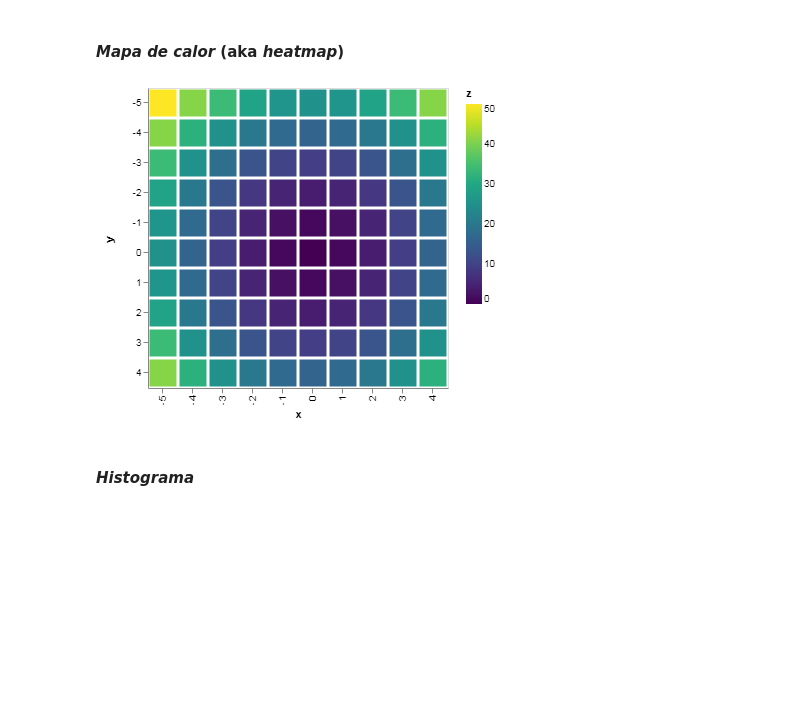
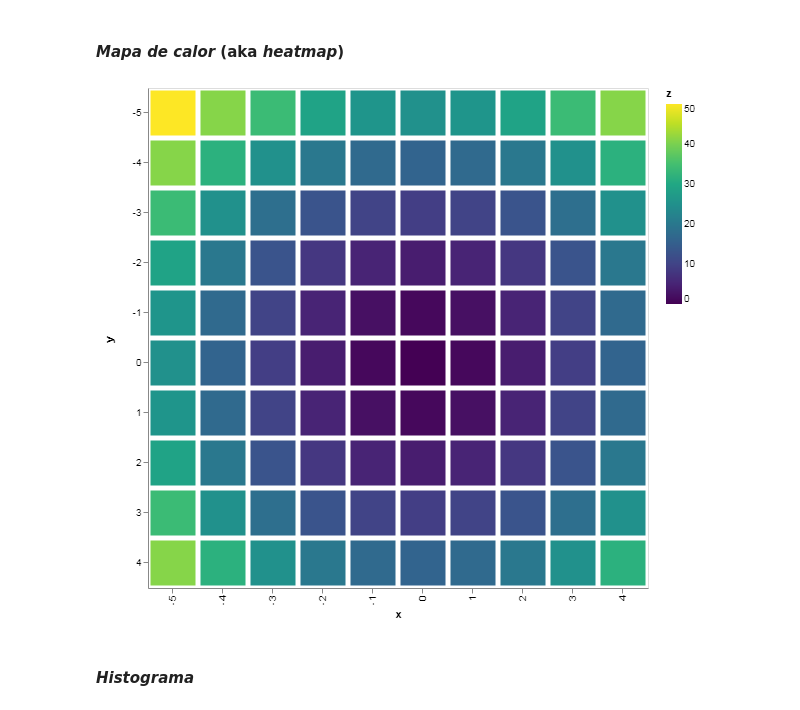
Before and after one commit to cimarron-io/guia-altair, a Jupyter notebook: content/section-01/chapters/03-los-clasicos.ipynb, the cells around one changed output. Saved outputs shown, nothing was run; the diff lists cells and outputs as text; code cells hidden in the pictures; blank space fills up the shorter version.

```diff
--- a/content/section-01/chapters/03-los-clasicos.ipynb
+++ b/content/section-01/chapters/03-los-clasicos.ipynb
@@ -48,27 +48,27 @@ alt.Chart(data).mark_bar().encode(
 # %%
 import altair as alt
 import numpy as np
 import pandas as pd
 
 # Compute x^2 + y^2 across a 2D grid
 x, y = np.meshgrid(range(-5, 5), range(-5, 5))
 z = x ** 2 + y ** 2
 
 # Convert this grid to columnar data expected by Altair
 data = pd.DataFrame({'x': x.ravel(),
                      'y': y.ravel(),
                      'z': z.ravel()})
 
 alt.Chart(data).mark_rect().encode(
     x='x:O',
     y='y:O',
     color='z:Q'
 ).properties(
-    height = 300,
-    width = 300
+    height = 500,
+    width = 500
 )
 # %% [output]
-[figure, old version]
+[figure, new version]
 # %% [markdown]
 #### _Histograma_
 # %%
```
Also changed, not shown: parts of 2 cells of this notebook, 4 other files.
